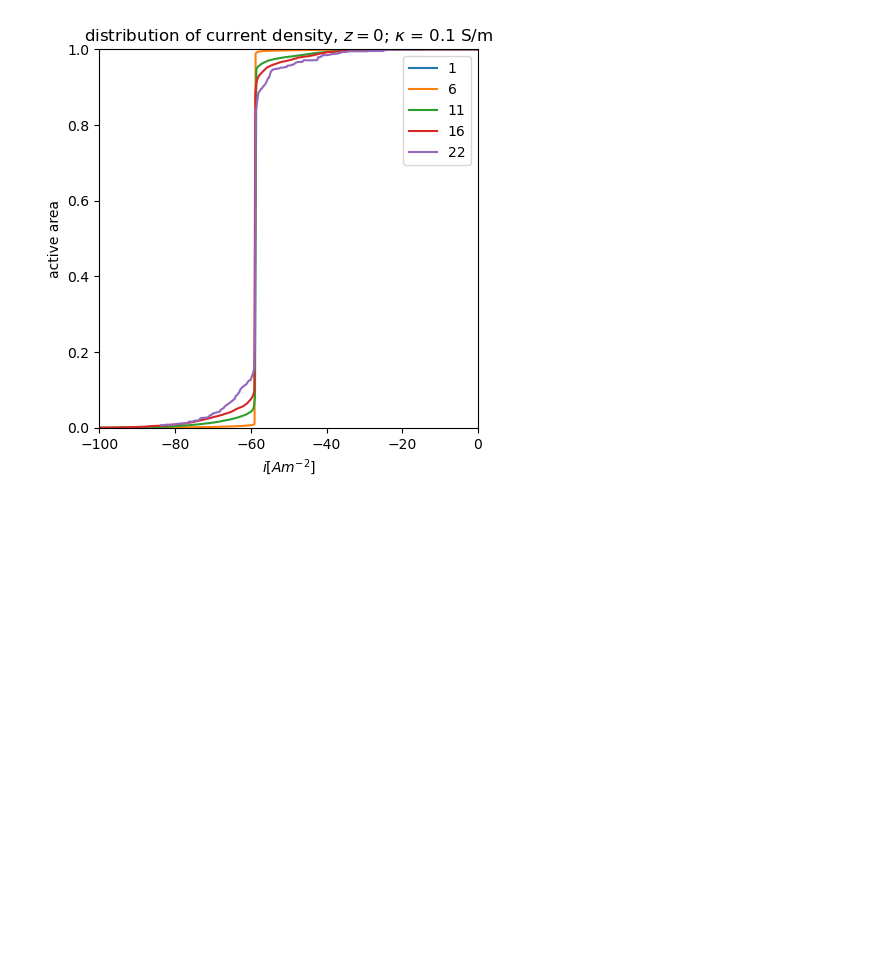
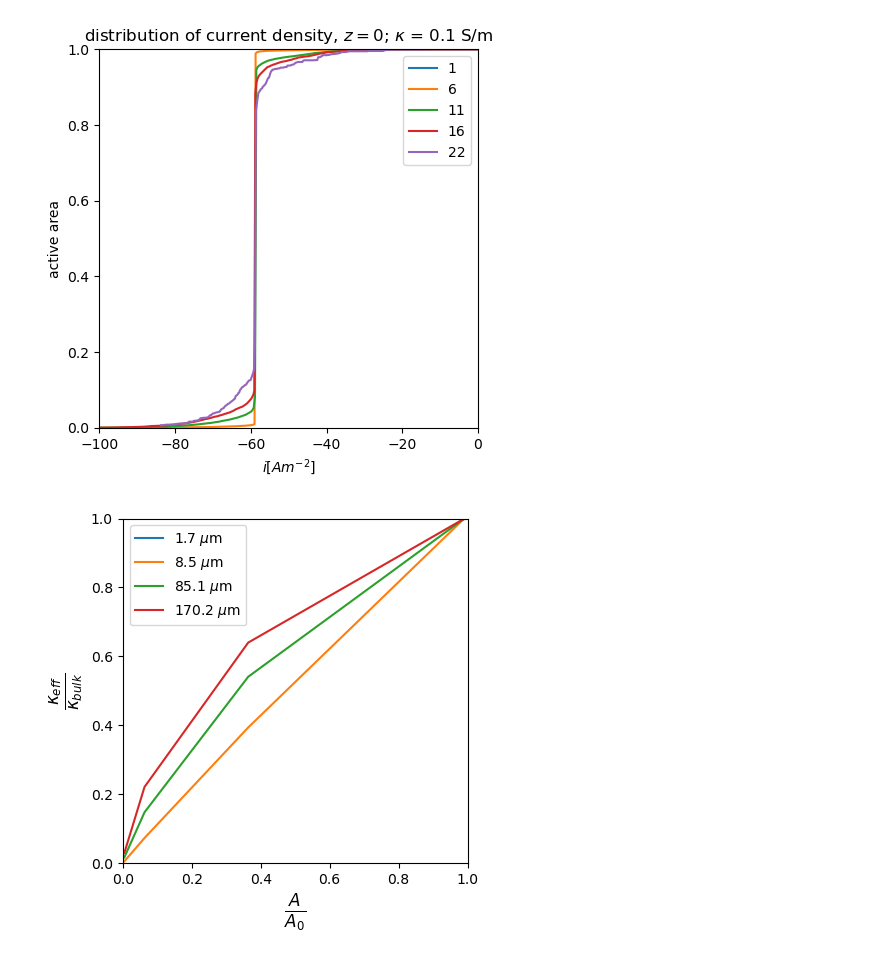
Before and after one commit to molel-gt/ssb, a Jupyter notebook: reports.ipynb, the cells around one changed output. Drawn from its saved outputs; the diff is of its cells as text; code cells hidden in the pictures; blank space fills up the shorter version.

```diff
--- a/reports.ipynb
+++ b/reports.ipynb
@@ -134,3 +134,21 @@ ax.imshow(img[:, :, 0])
 ax.set_box_aspect(1)
 plt.tight_layout()
 plt.savefig('figures/test6.png', dpi=1200)
+# %%
+df = pd.read_excel('data/study_2_scaled.xlsx', sheet_name=['hi-res'])['hi-res']
+lengths = [1.7021, 8.5106, 85.1064, 170.2128]
+# %%
+fig, ax = plt.subplots(figsize=(5, 4.5))
+for lz in lengths:
+    df_2 = df.loc[np.isclose(df['Lz [um]'], lz), :]
+    ax.plot(df_2['area_fraction'], df_2['effective_conductivity_ratio'], label=f"{lz:.1f}" + " $\mu$m")
+ax.set_box_aspect(1)
+ax.set_xlim([0, 1])
+ax.set_ylim([0, 1])
+ax.set_xlabel(r'$\frac{A}{A_0}$', fontdict={'fontsize': 'xx-large'})
+ax.set_ylabel(r'$\frac{\kappa_{eff}}{\kappa_{bulk}}$', fontdict={'fontsize': 'xx-large'})
+ax.legend()
+plt.tight_layout()
+plt.savefig('figures/variable-area-comparison.png', dpi=1200)
+# %% [output]
+[figure, added]
```
Also changed, not shown: 1 other file.
